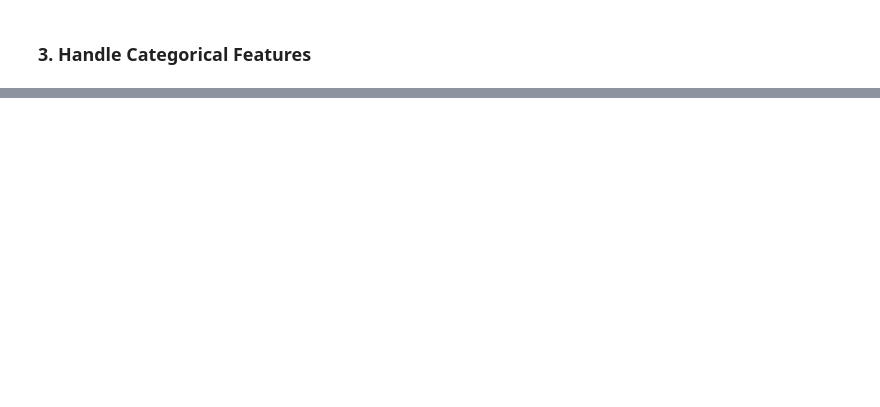
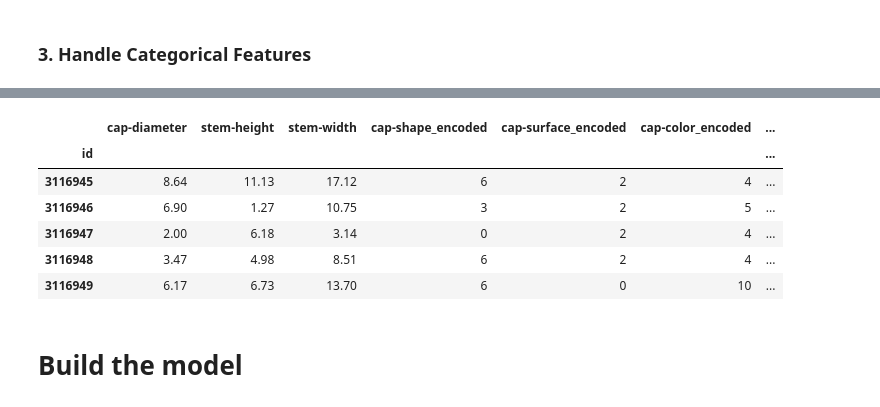
Before and after one commit to AbdelrahmanAshraf318/Kaggle-Competitions-, a Jupyter notebook: Binary Prediction of Poisonous Mushrooms/Untitled.ipynb, the cells around one changed output, grey strips where cells are left out. Cells and saved outputs as stored; diff of their text form; code cells hidden in the pictures; blank space fills up the shorter version.

```diff
--- a/Binary Prediction of Poisonous Mushrooms/Untitled.ipynb
+++ b/Binary Prediction of Poisonous Mushrooms/Untitled.ipynb
@@ -305,0 +338,2 @@ def handle_cat_features(dataset):
+# %%
+test_dataset = test_dataset[columns]
@@ -305,0 +350,12 @@ def handle_cat_features(dataset):
+# %%
+test_dataset.head()
+# %% [output]
+|  | cap-diameter | stem-height | stem-width | cap-shape_encoded | cap-surface_encoded | cap-color_encoded | ... |
+| id |  |  |  |  |  |  | ... |
+| 3116945 | 8.64 | 11.13 | 17.12 | 6 | 2 | 4 | ... |
+| 3116946 | 6.90 | 1.27 | 10.75 | 3 | 2 | 5 | ... |
+| 3116947 | 2.00 | 6.18 | 3.14 | 0 | 2 | 4 | ... |
+| 3116948 | 3.47 | 4.98 | 8.51 | 6 | 2 | 4 | ... |
+| 3116949 | 6.17 | 6.73 | 13.70 | 6 | 0 | 10 | ... |
+# %% [markdown]
+# Build the model
```
Also changed, not shown: parts of 57 cells of this notebook.
